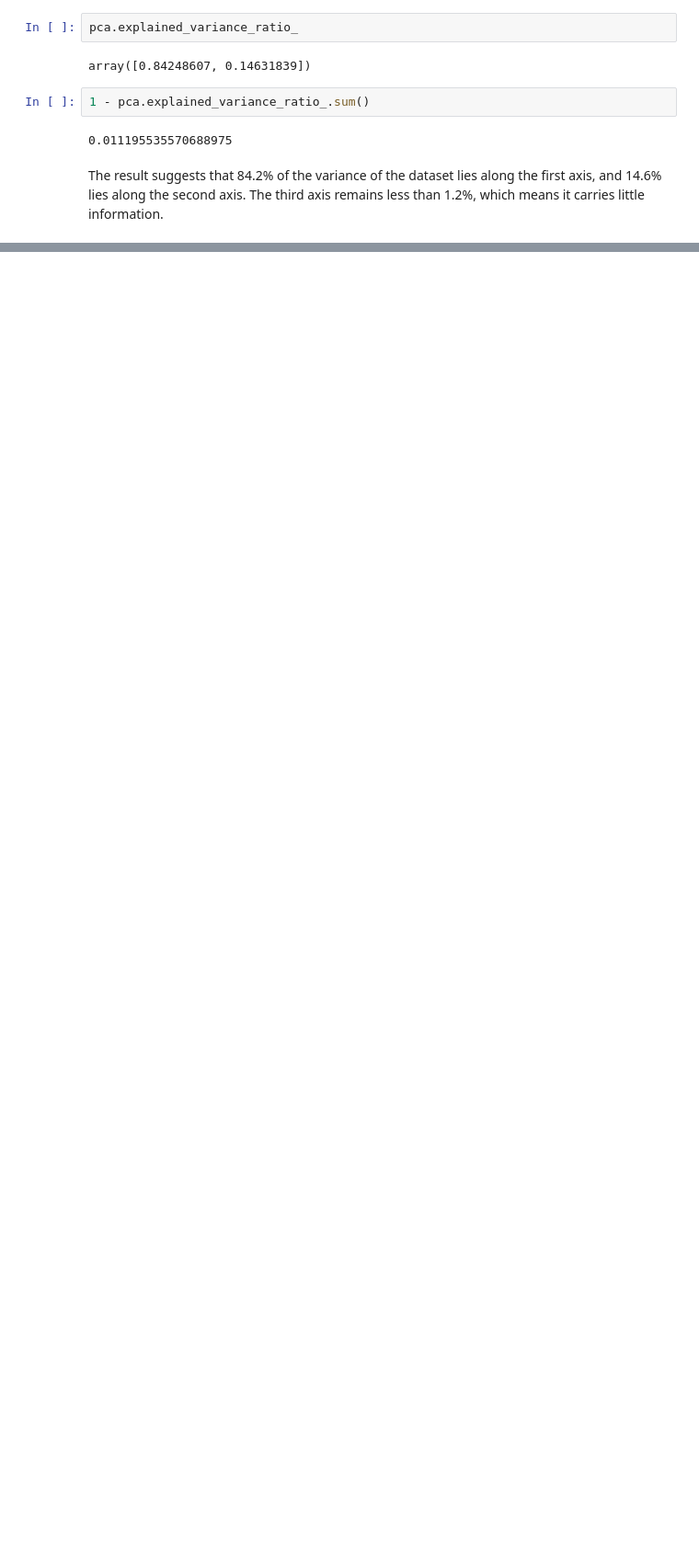
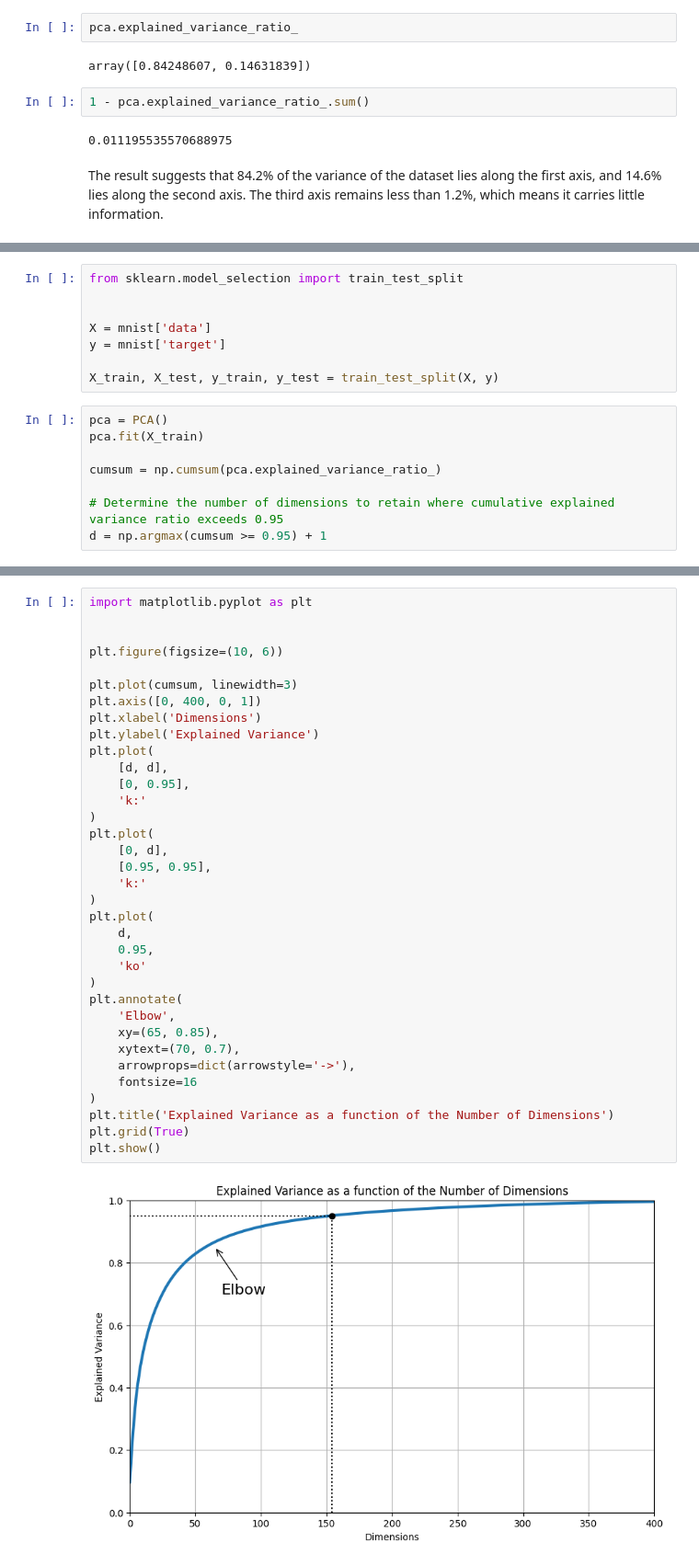
Before and after one commit to Ivan-Grigorev/Hands_On_ML, a Jupyter notebook: chapter_08.ipynb, the cells around one changed output, grey strips where cells are left out. Shown at 92% size. Saved outputs shown, nothing was run; the diff lists cells and outputs as text; blank space fills up the shorter version.

```diff
--- a/chapter_08.ipynb
+++ b/chapter_08.ipynb
@@ -143,0 +154,16 @@ The result suggests that 84.2% of the variance of the dataset lies along the fir
+# %%
+from sklearn.model_selection import train_test_split
+
+
+X = mnist['data']
+y = mnist['target']
+
+X_train, X_test, y_train, y_test = train_test_split(X, y)
+# %%
+pca = PCA()
+pca.fit(X_train)
+
+cumsum = np.cumsum(pca.explained_variance_ratio_)
+
+# Determine the number of dimensions to retain where cumulative explained variance ratio exceeds 0.95
+d = np.argmax(cumsum >= 0.95) + 1
@@ -143,0 +176,37 @@ The result suggests that 84.2% of the variance of the dataset lies along the fir
+# %%
+import matplotlib.pyplot as plt
+
+
+plt.figure(figsize=(10, 6))
+
+plt.plot(cumsum, linewidth=3)
+plt.axis([0, 400, 0, 1])
+plt.xlabel('Dimensions')
+plt.ylabel('Explained Variance')
+plt.plot(
+    [d, d],
+    [0, 0.95],
+    'k:'
+)
+plt.plot(
+    [0, d],
+    [0.95, 0.95],
+    'k:'
+)
+plt.plot(
+    d,
+    0.95,
+    'ko'
+)
+plt.annotate(
+    'Elbow',
+    xy=(65, 0.85),
+    xytext=(70, 0.7),
+    arrowprops=dict(arrowstyle='->'),
+    fontsize=16
+)
+plt.title('Explained Variance as a function of the Number of Dimensions')
+plt.grid(True)
+plt.show()
+# %% [output]
+[figure, added]
```
Also changed, not shown: parts of 50 cells of this notebook.
